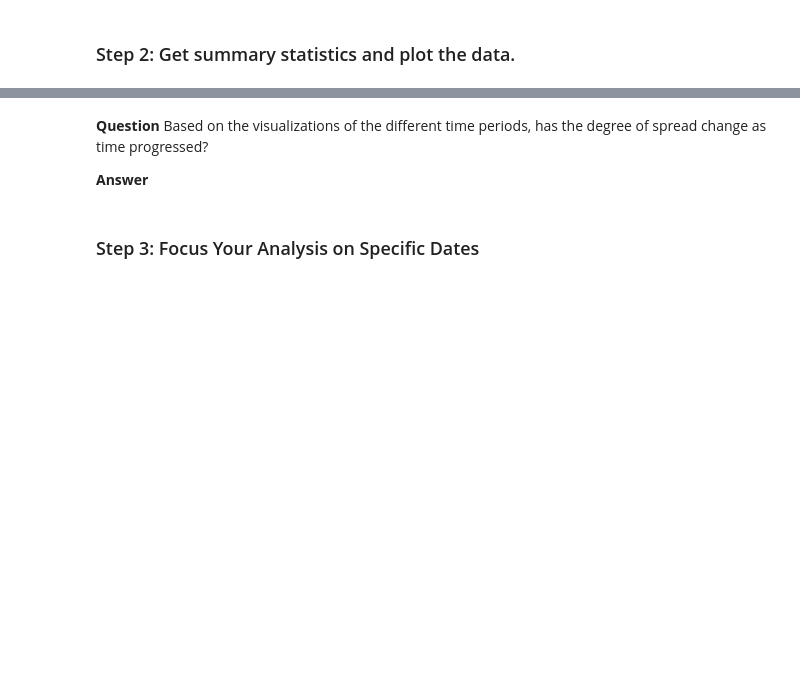
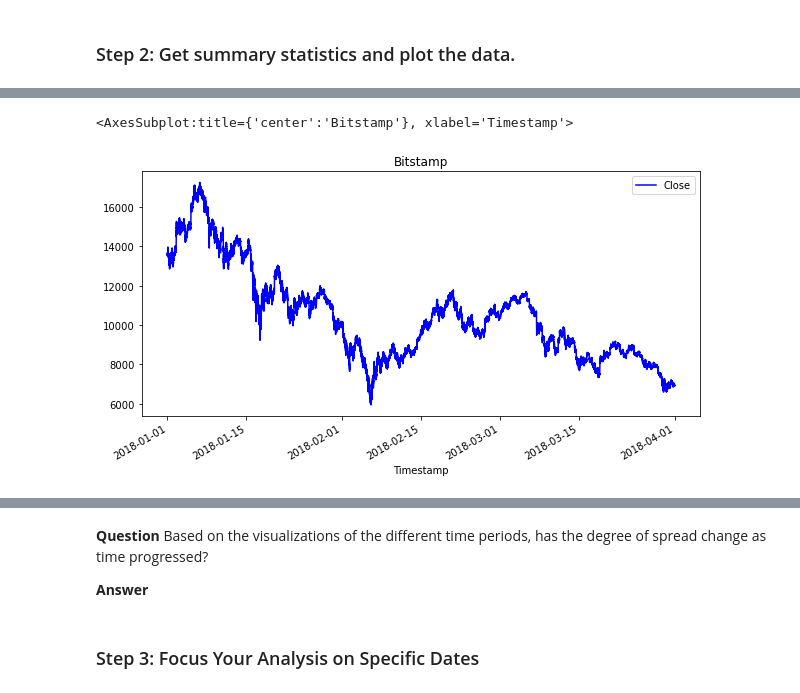
Before and after one commit to AnaIitico/bitcoin_arbitrage, a Jupyter notebook: crypto_arbitrage.ipynb, the cells around one changed output, grey strips where cells are left out. Saved outputs shown, nothing was run; the diff lists cells and outputs as text; code cells hidden in the pictures; blank space fills up the shorter version.

```diff
--- a/crypto_arbitrage.ipynb
+++ b/crypto_arbitrage.ipynb
@@ -263,6 +306,10 @@ coinbase_sliced.head()
 # %%
 # Create a line plot for the bitstamp DataFrame for the full length of time in the dataset
 # Be sure that the figure size, title, and color are tailored to each visualization
+bitstamp_sliced.plot(figsize=(10, 5), title="Bitstamp", color="blue")
+# %% [output]
+<AxesSubplot:title={'center':'Bitstamp'}, xlabel='Timestamp'>
+[figure, added]
 # %%
 # Create a line plot for the coinbase DataFrame for the full length of time in the dataset
 # Be sure that the figure size, title, and color are tailored to each visualization
```
Also changed, not shown: parts of 6 cells of this notebook.
